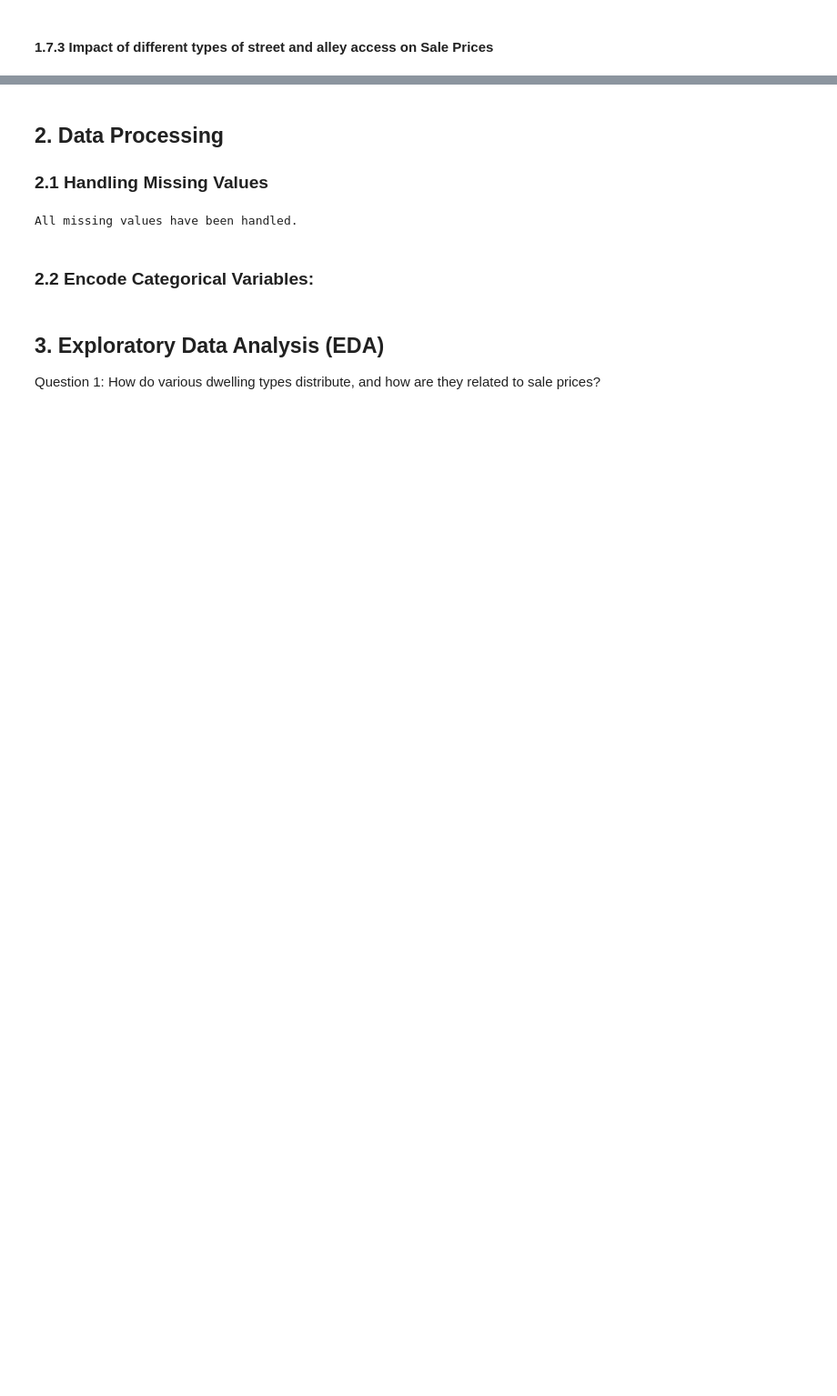
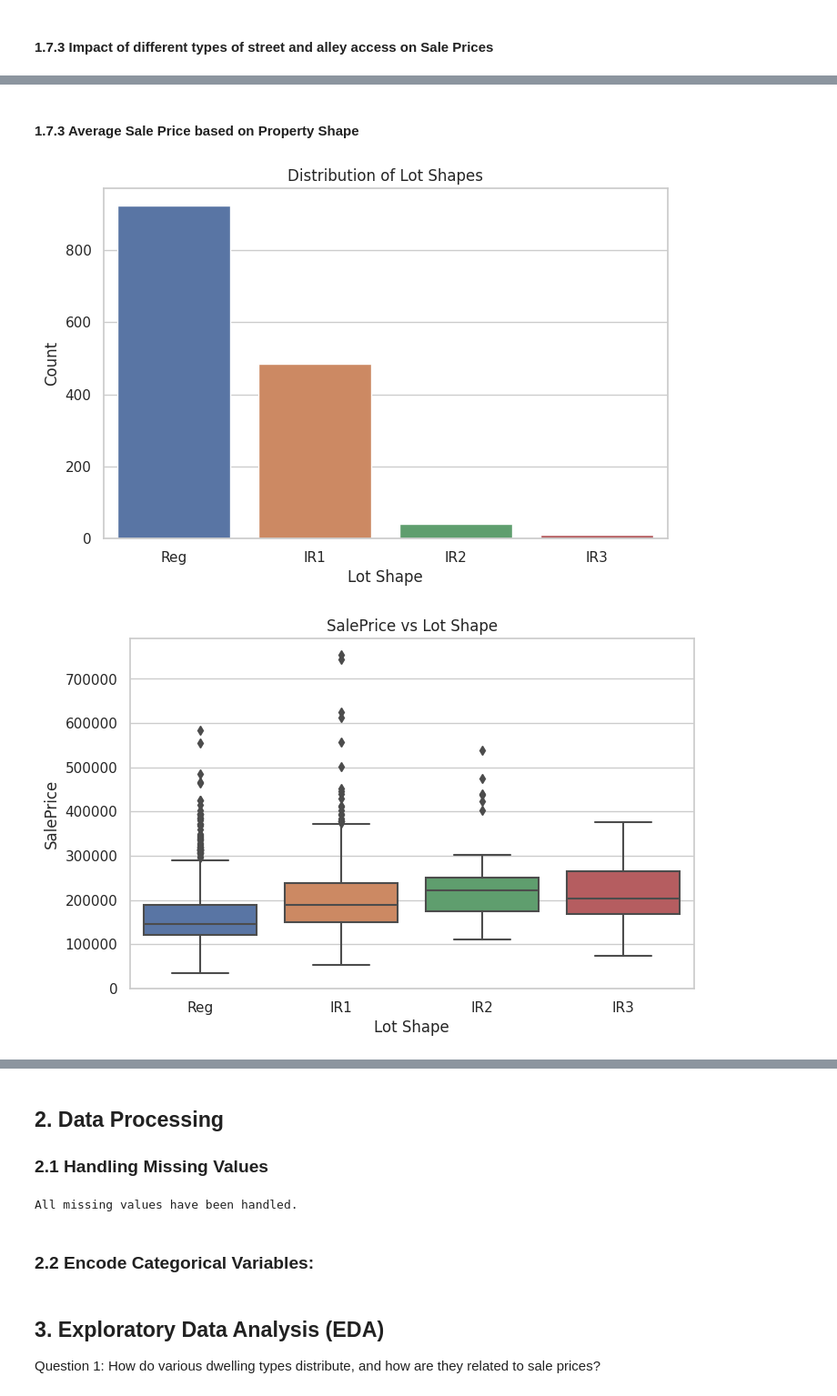
Before and after one commit to rishav21r/House-Prices---Advanced-Regression-Techniques, a Jupyter notebook: house_prices_advanced_regression.ipynb, the cells around one changed output, grey strips where cells are left out. Shown at 91% size. Drawn from its saved outputs; the diff is of its cells as text; code cells hidden in the pictures; blank space fills up the shorter version.

```diff
--- a/house_prices_advanced_regression.ipynb
+++ b/house_prices_advanced_regression.ipynb
@@ -485,0 +519,21 @@ plt.show()
+# %% [markdown]
+#### 1.7.3 Average Sale Price based on Property Shape
+# %%
+# Bar plot for LotShape distribution
+plt.figure(figsize=(8, 5))
+sns.countplot(x='LotShape', data=train_df)
+plt.title('Distribution of Lot Shapes')
+plt.xlabel('Lot Shape')
+plt.ylabel('Count')
+plt.show()
+
+# Box plot for LotShape vs SalePrice
+plt.figure(figsize=(8, 5))
+sns.boxplot(x='LotShape', y='SalePrice', data=train_df)
+plt.title('SalePrice vs Lot Shape')
+plt.xlabel('Lot Shape')
+plt.ylabel('SalePrice')
+plt.show()
+# %% [output]
+[figure, added]
+[figure, added]
```
Also changed, not shown: parts of 15 cells of this notebook.
